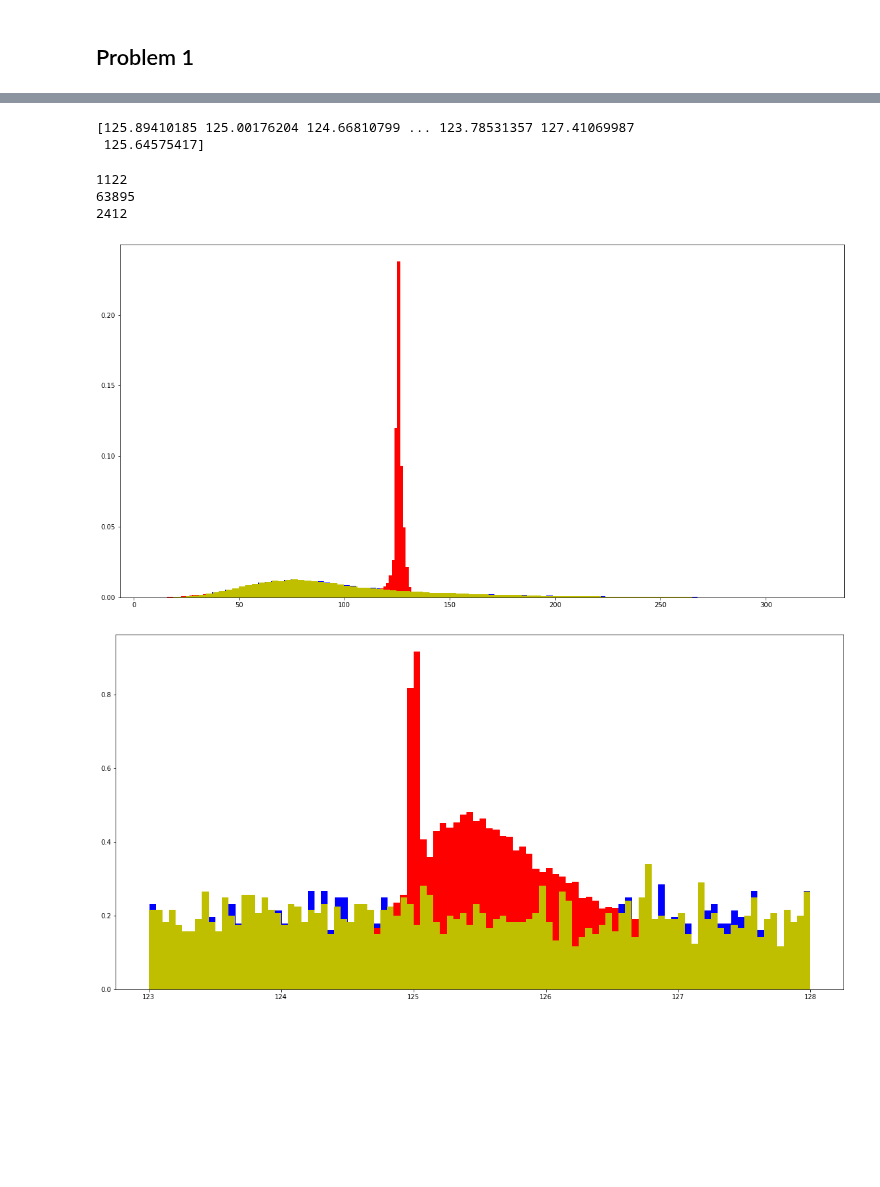
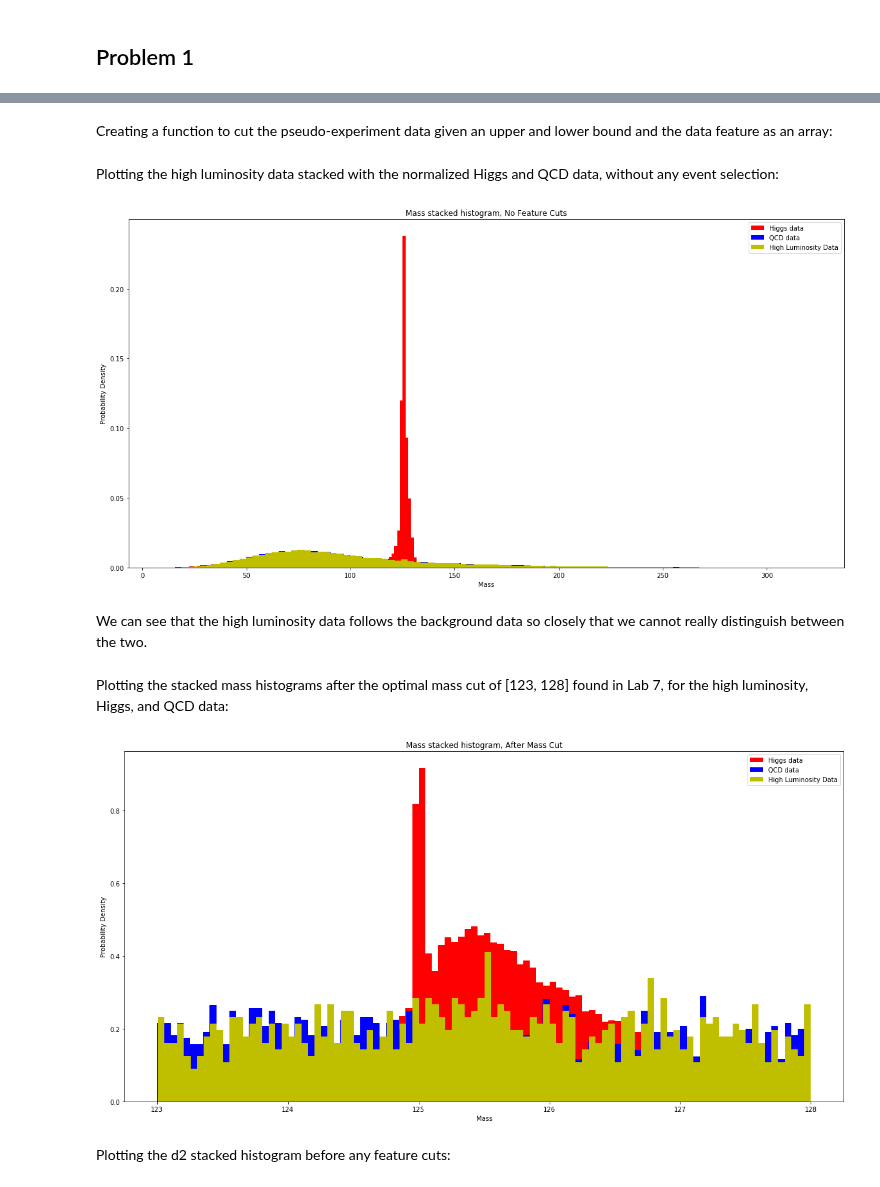
Before and after one commit to nroth12uw/Lab1_PHYS434, a Jupyter notebook: Lab7.ipynb, the cells around one changed output, grey strips where cells are left out. Saved outputs shown, nothing was run; the diff lists cells and outputs as text; code cells hidden in the pictures; blank space fills up the shorter version.

```diff
--- a/Lab7.ipynb
+++ b/Lab7.ipynb
@@ -336,37 +330,47 @@ plt.show()
+# %%
+temp = makeCut(123, 128)
+mass_cut_higgs_indices = temp[2]
+mass_cut_qcd_indices = temp[3]
+higgs_cut_masses = higgs_data['mass'][mass_cut_higgs_indices]
+qcd_cut_masses = qcd_data['mass'][mass_cut_qcd_indices]
+# %% [markdown]
+Creating a function to cut the pseudo-experiment data given an upper and lower bound and the data feature as an array:
 # %%
-def makeCut1(lower, upper, vals):
+def lumiCut(lower, upper, vals):
     cut_indices = []
     for i in range(0, len(vals)):
         if vals[i] >= lower and vals[i] <= upper:
             cut_indices.append(i)
     return cut_indices
-# %%
-mass_cut_high_indices = makeCut1(123, 128, high_lumi_masses)
-high_cut_masses = high_lumi_masses[mass_cut_high_indices]
-higgs_cut_masses = higgs_events[mass_cut_higgs_indices]
-qcd_cut_masses = qcd_events[mass_cut_qcd_indices]
-# %% [output]
-[125.89410185 125.00176204 124.66810799 ... 123.78531357 127.41069987
- 125.64575417]
-# %%
-print(len(hi_cut_masses))
-print(len(higgs_cut_masses))
-print(len(qcd_cut_masses))
-# %% [output]
-1122
-63895
-2412
+# %% [markdown]
+Plotting the high luminosity data stacked with the normalized Higgs and QCD data, without any event selection:
 # %%
-plt.hist(high_lumi_masses, 100, density=True, color='b')
-plt.hist(higgs_data['mass'], 100, density=True, color='r')
-plt.hist(qcd_data['mass'], 100, density=True, color='y')
+plt.hist(higgs_data['mass'], 100, density=True, color='r', label='Higgs data')
+plt.hist(qcd_data['mass'], 100, density=True, color='b', label='QCD data')
+plt.hist(high_lumi_masses, 100, density=True, color='y', label='High Luminosity Data')
+plt.title('Mass stacked histogram, No Feature Cuts')
+plt.xlabel('Mass')
+plt.ylabel('Probability Density')
+plt.legend()
 plt.show()
 # %% [output]
-[figure, old version]
+[figure, new version]
+# %% [markdown]
+We can see that the high luminosity data follows the background data so closely that we cannot really distinguish between the two.
+# %%
+mass_cut_high_indices = lumiCut(123, 128, high_lumi_masses)
+# %% [markdown]
+Plotting the stacked mass histograms after the optimal mass cut of [123, 128] found in Lab 7, for the high luminosity, Higgs, and QCD data:
 # %%
-plt.hist(high_cut_masses, 100, density=True, color='b')
-plt.hist(higgs_cut_masses, 100, density=True, color='r')
-plt.hist(qcd_cut_masses, 100, density=True, color='y')
+plt.hist(higgs_cut_masses, 100, density=True, color='r', label='Higgs data')
+plt.hist(qcd_cut_masses, 100, density=True, color='b', label='QCD data')
+plt.hist(high_lumi_masses[mass_cut_high_indices], 100, density=True, color='y', label='High Luminosity Data')
+plt.title('Mass stacked histogram, After Mass Cut')
+plt.xlabel('Mass')
+plt.ylabel('Probability Density')
+plt.legend()
 plt.show()
 # %% [output]
-[figure, old version]
+[figure, new version]
+# %% [markdown]
+Plotting the d2 stacked histogram before any feature cuts:
```
Also changed, not shown: parts of 34 cells of this notebook.
